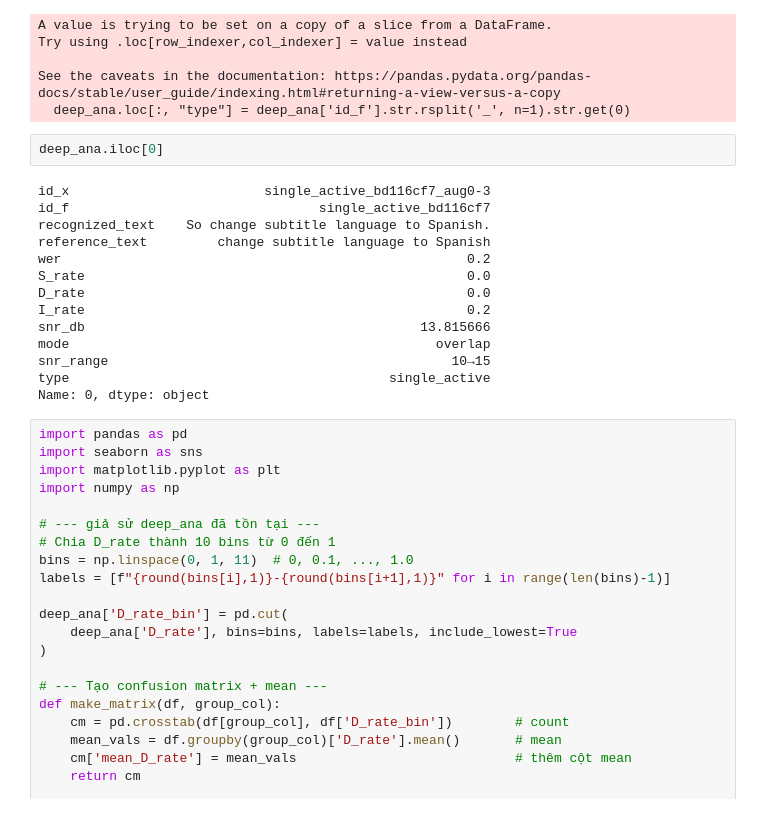
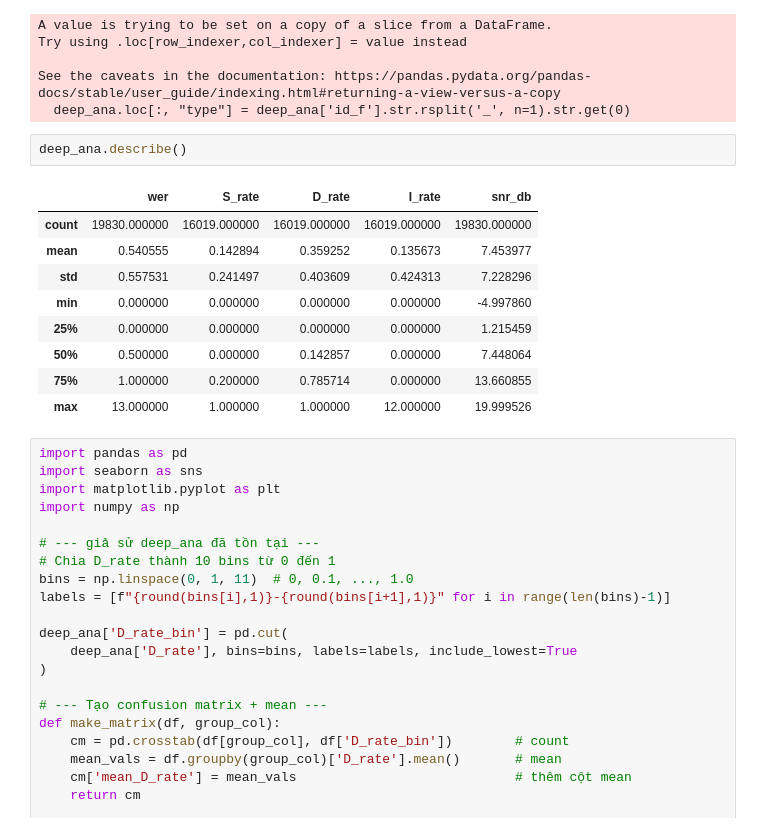
Before and after one commit to dungdt-infopstats/Device-Directed-Speech-Segmentation, a Jupyter notebook: notebooks/WER_Analysis.ipynb, the cells around one changed output. Saved outputs shown, nothing was run; the diff lists cells and outputs as text.

Commit message:
update describe

```diff
--- a/notebooks/WER_Analysis.ipynb
+++ b/notebooks/WER_Analysis.ipynb
@@ -199,22 +179,18 @@ Try using .loc[row_indexer,col_indexer] = value instead
 
 See the caveats in the documentation: https://pandas.pydata.org/pandas-docs/stable/user_guide/indexing.html#returning-a-view-versus-a-copy
   deep_ana.loc[:, "type"] = deep_ana['id_f'].str.rsplit('_', n=1).str.get(0)
-# %%
-deep_ana.iloc[0]
-# %% [output]
-id_x                         single_active_bd116cf7_aug0-3
-id_f                                single_active_bd116cf7
-recognized_text    So change subtitle language to Spanish.
-reference_text         change subtitle language to Spanish
-wer                                                    0.2
-S_rate                                                 0.0
-D_rate                                                 0.0
-I_rate                                                 0.2
-snr_db                                           13.815666
-mode                                               overlap
-snr_range                                            10→15
-type                                         single_active
-Name: 0, dtype: object
+# %%
+deep_ana.describe()
+# %% [output]
+|  | wer | S_rate | D_rate | I_rate | snr_db |
+| count | 19830.000000 | 16019.000000 | 16019.000000 | 16019.000000 | 19830.000000 |
+| mean | 0.540555 | 0.142894 | 0.359252 | 0.135673 | 7.453977 |
+| std | 0.557531 | 0.241497 | 0.403609 | 0.424313 | 7.228296 |
+| min | 0.000000 | 0.000000 | 0.000000 | 0.000000 | -4.997860 |
+| 25% | 0.000000 | 0.000000 | 0.000000 | 0.000000 | 1.215459 |
+| 50% | 0.500000 | 0.000000 | 0.142857 | 0.000000 | 7.448064 |
+| 75% | 1.000000 | 0.200000 | 0.785714 | 0.000000 | 13.660855 |
+| max | 13.000000 | 1.000000 | 1.000000 | 12.000000 | 19.999526 |
 # %%
 import pandas as pd
 import seaborn as sns
```
Also changed, not shown: parts of 1 cell of this notebook.
